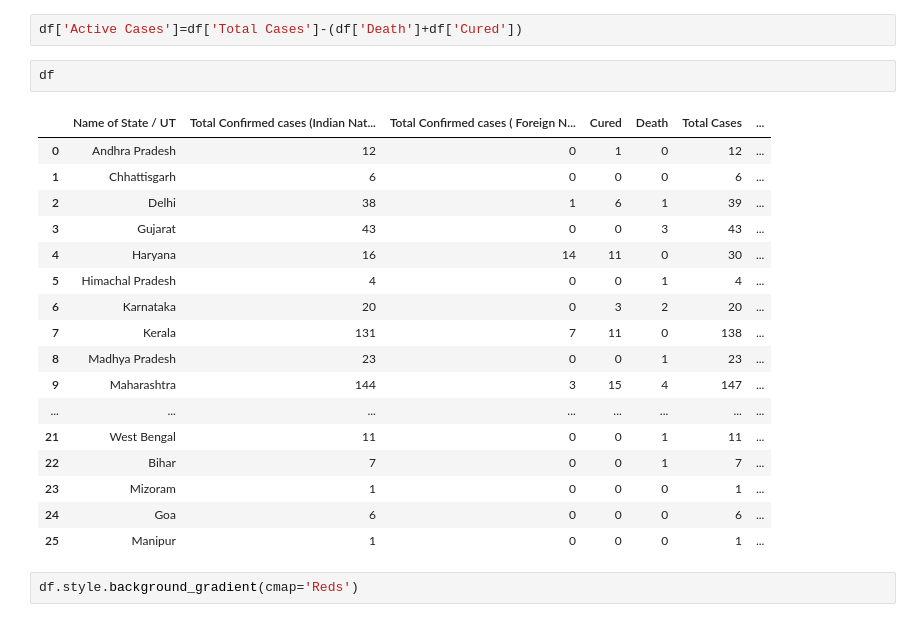
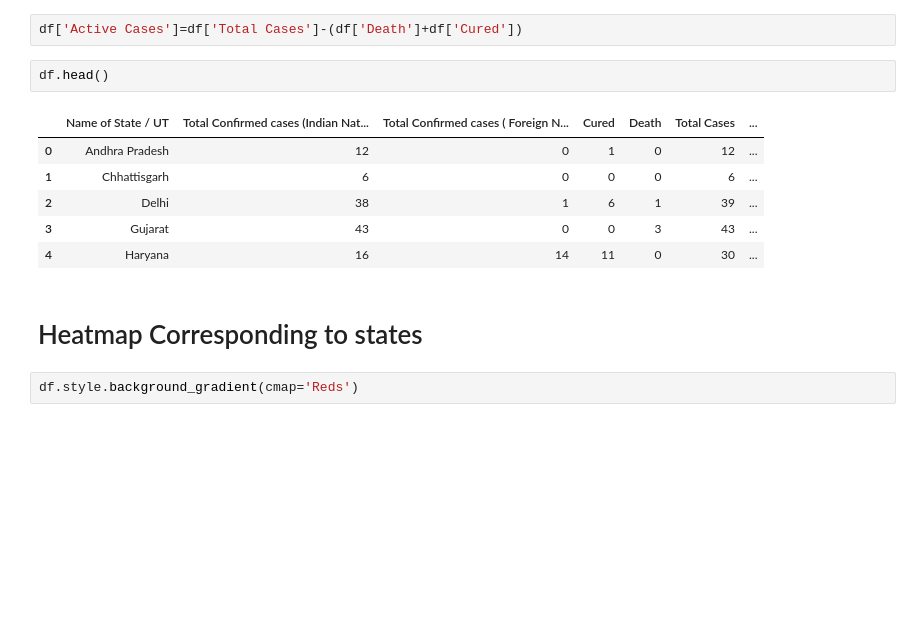
Before and after one commit to Dhrumil-Zion/Covid-19_Data_Visualization, a Jupyter notebook: Covid-19_Data_Visualization (Old Dataset)/Covid-19_Data_Visualization (Old DataSet).ipynb, the cells around one changed output. Cells and saved outputs as stored; diff of their text form; blank space fills up the shorter version.

```diff
--- a/Covid-19_Data_Visualization (Old Dataset)/Covid-19_Data_Visualization (Old DataSet).ipynb
+++ b/Covid-19_Data_Visualization (Old Dataset)/Covid-19_Data_Visualization (Old DataSet).ipynb
@@ -124,25 +88,16 @@ df['Total Cases'].sum()
 # %%
 df['Active Cases']=df['Total Cases']-(df['Death']+df['Cured'])
 # %%
-df
+df.head()
 # %% [output]
 |  | Name of State / UT | Total Confirmed cases (Indian Nat... | Total Confirmed cases ( Foreign N... | Cured | Death | Total Cases | ... |
 | 0 | Andhra Pradesh | 12 | 0 | 1 | 0 | 12 | ... |
 | 1 | Chhattisgarh | 6 | 0 | 0 | 0 | 6 | ... |
 | 2 | Delhi | 38 | 1 | 6 | 1 | 39 | ... |
 | 3 | Gujarat | 43 | 0 | 0 | 3 | 43 | ... |
 | 4 | Haryana | 16 | 14 | 11 | 0 | 30 | ... |
-| 5 | Himachal Pradesh | 4 | 0 | 0 | 1 | 4 | ... |
-| 6 | Karnataka | 20 | 0 | 3 | 2 | 20 | ... |
-| 7 | Kerala | 131 | 7 | 11 | 0 | 138 | ... |
-| 8 | Madhya Pradesh | 23 | 0 | 0 | 1 | 23 | ... |
-| 9 | Maharashtra | 144 | 3 | 15 | 4 | 147 | ... |
-| ... | ... | ... | ... | ... | ... | ... | ... |
-| 21 | West Bengal | 11 | 0 | 0 | 1 | 11 | ... |
-| 22 | Bihar | 7 | 0 | 0 | 1 | 7 | ... |
-| 23 | Mizoram | 1 | 0 | 0 | 0 | 1 | ... |
-| 24 | Goa | 6 | 0 | 0 | 0 | 6 | ... |
-| 25 | Manipur | 1 | 0 | 0 | 0 | 1 | ... |
+# %% [markdown]
+# Heatmap Corresponding to states
 # %%
 df.style.background_gradient(cmap='Reds')
 # %% [output]
```
Also changed, not shown: parts of 23 cells of this notebook.
